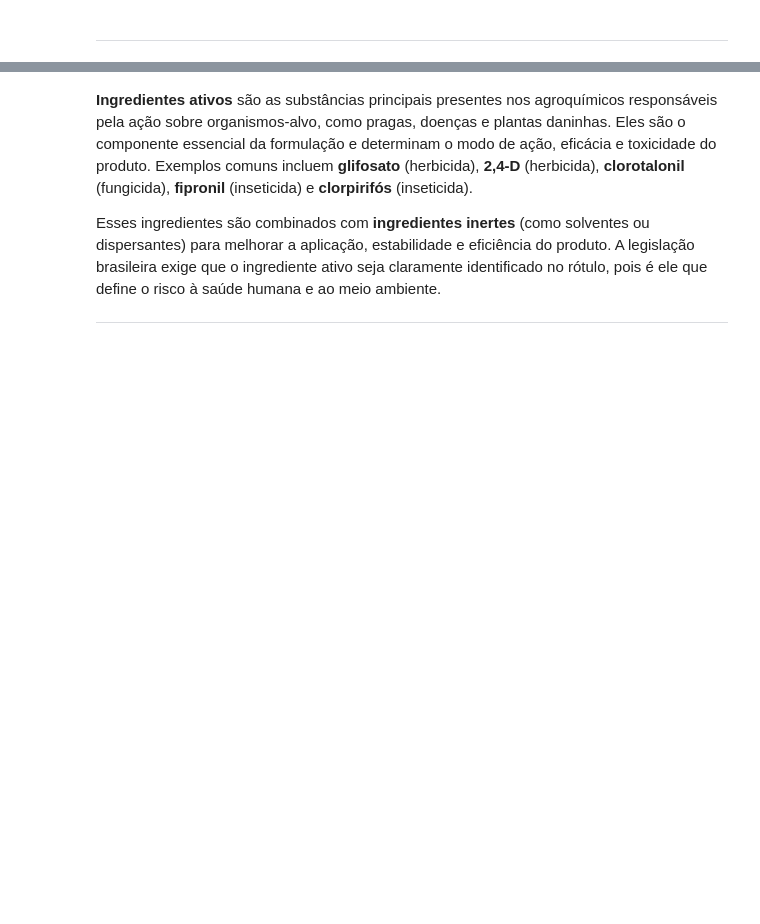
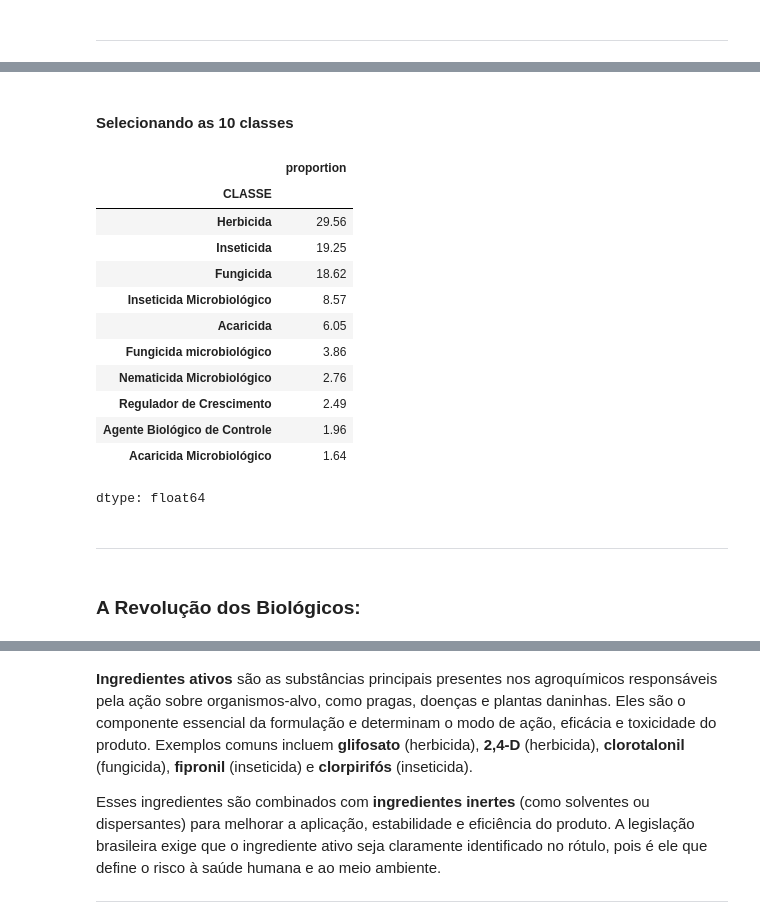
Before and after one commit to luan-vsd/Analise-Agrofit, a Jupyter notebook: notebooks/agrofit.ipynb, the cells around one changed output, grey strips where cells are left out. Cells and saved outputs as stored; diff of their text form; code cells hidden in the pictures; blank space fills up the shorter version.

```diff
--- a/notebooks/agrofit.ipynb
+++ b/notebooks/agrofit.ipynb
@@ -235,0 +292,22 @@ Quando olhamos para os herbicidas, o mercado é mais competitivo, com **5 de 10*
+# %% [markdown]
+#### Selecionando as 10 classes
+# %%
+display(classe_sep)
+# %% [output]
+|  | proportion |
+| CLASSE |  |
+| Herbicida | 29.56 |
+| Inseticida | 19.25 |
+| Fungicida | 18.62 |
+| Inseticida Microbiológico | 8.57 |
+| Acaricida | 6.05 |
+| Fungicida microbiológico | 3.86 |
+| Nematicida Microbiológico | 2.76 |
+| Regulador de Crescimento | 2.49 |
+| Agente Biológico de Controle | 1.96 |
+| Acaricida Microbiológico | 1.64 |
+dtype: float64
+# %% [markdown]
+---
+# %% [markdown]
+### A Revolução dos Biológicos:
```
Also changed, not shown: parts of 116 cells of this notebook.
